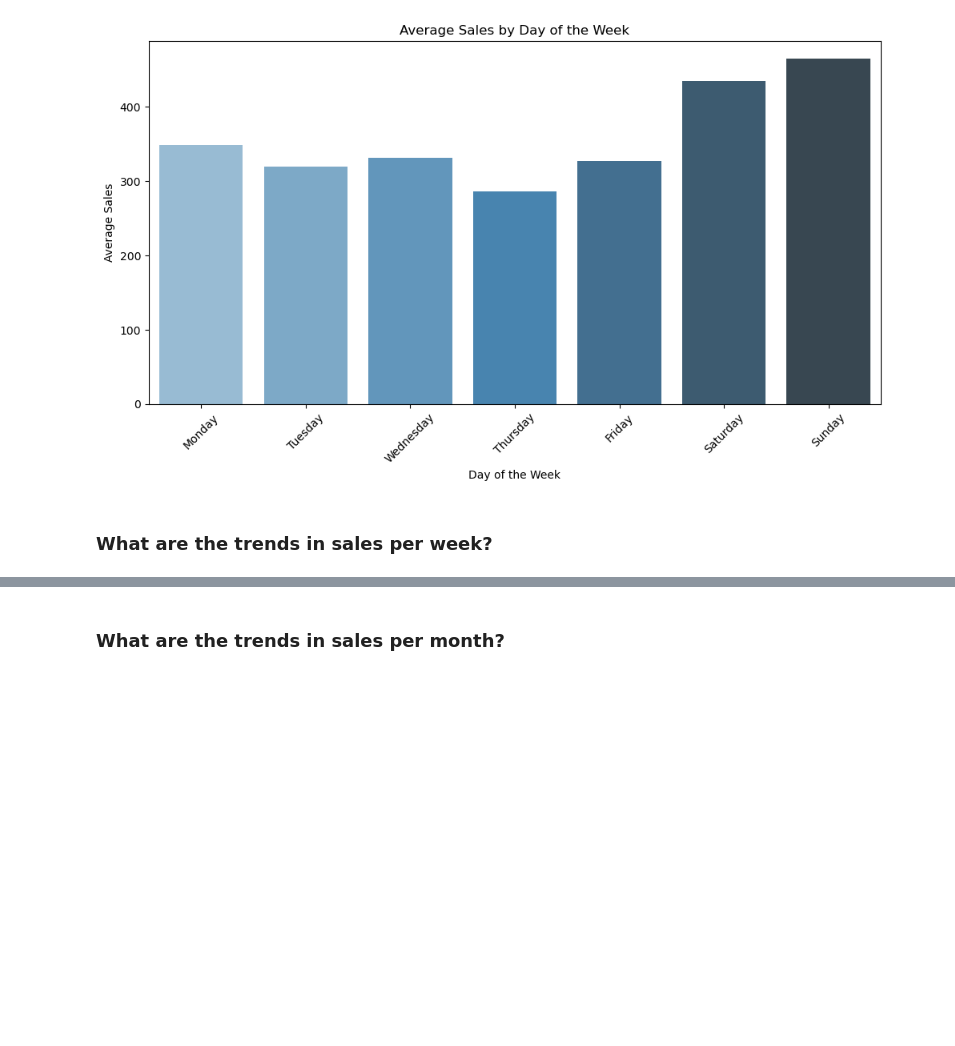
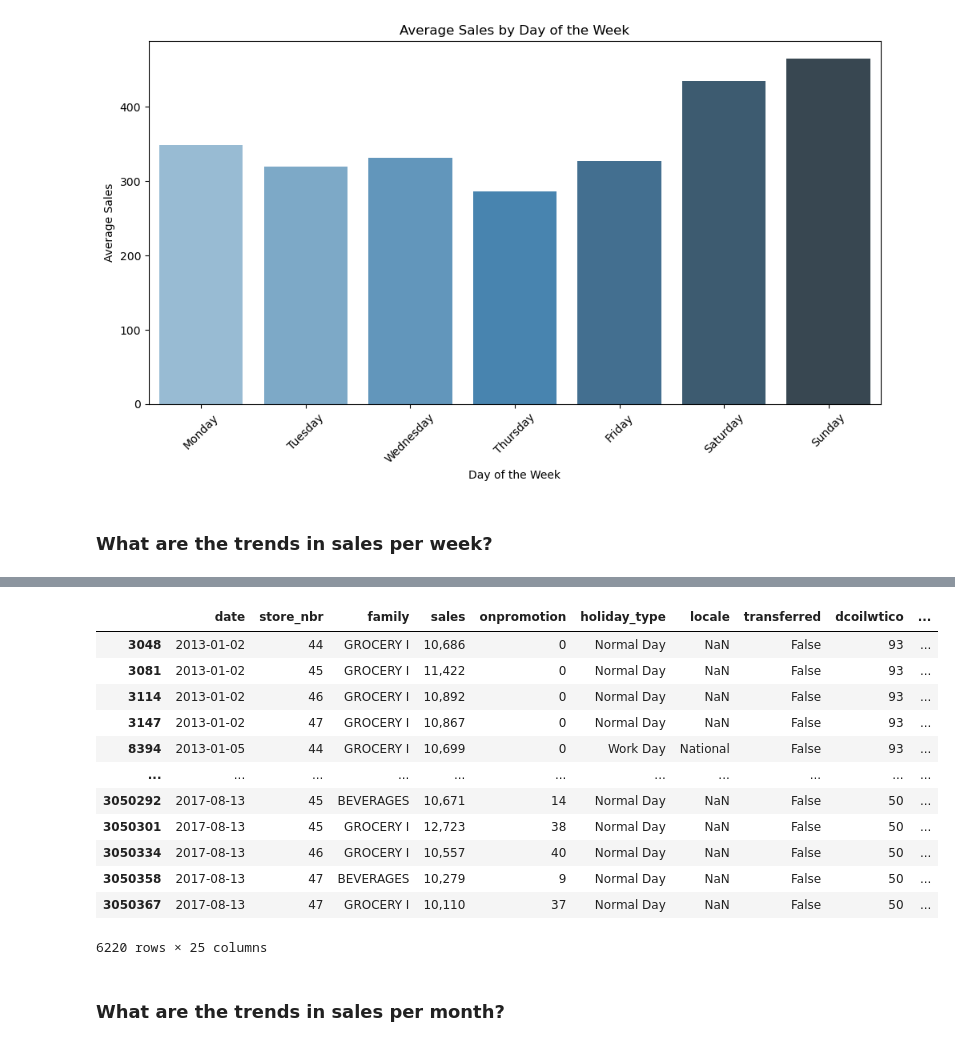
Before and after one commit to Seif-Eldin-Omar/sales-forecasting-optimization, a Jupyter notebook: notebooks/visualization_demo.ipynb, the cells around one changed output, grey strips where cells are left out. Drawn from its saved outputs; the diff is of its cells as text; code cells hidden in the pictures; blank space fills up the shorter version.

```diff
--- a/notebooks/visualization_demo.ipynb
+++ b/notebooks/visualization_demo.ipynb
@@ -157,3 +156,20 @@ plt.show()
+# %%
+zero_sales_weeks = df[df['sales'] > 10000]
+zero_sales_weeks
+# %% [output]
+|  | date | store_nbr | family | sales | onpromotion | holiday_type | locale | transferred | dcoilwtico | ... |
+| 3048 | 2013-01-02 | 44 | GROCERY I | 10,686 | 0 | Normal Day | NaN | False | 93 | ... |
+| 3081 | 2013-01-02 | 45 | GROCERY I | 11,422 | 0 | Normal Day | NaN | False | 93 | ... |
+| 3114 | 2013-01-02 | 46 | GROCERY I | 10,892 | 0 | Normal Day | NaN | False | 93 | ... |
+| 3147 | 2013-01-02 | 47 | GROCERY I | 10,867 | 0 | Normal Day | NaN | False | 93 | ... |
+| 8394 | 2013-01-05 | 44 | GROCERY I | 10,699 | 0 | Work Day | National | False | 93 | ... |
+| ... | ... | ... | ... | ... | ... | ... | ... | ... | ... | ... |
+| 3050292 | 2017-08-13 | 45 | BEVERAGES | 10,671 | 14 | Normal Day | NaN | False | 50 | ... |
+| 3050301 | 2017-08-13 | 45 | GROCERY I | 12,723 | 38 | Normal Day | NaN | False | 50 | ... |
+| 3050334 | 2017-08-13 | 46 | GROCERY I | 10,557 | 40 | Normal Day | NaN | False | 50 | ... |
+| 3050358 | 2017-08-13 | 47 | BEVERAGES | 10,279 | 9 | Normal Day | NaN | False | 50 | ... |
+| 3050367 | 2017-08-13 | 47 | GROCERY I | 10,110 | 37 | Normal Day | NaN | False | 50 | ... |
+6220 rows × 25 columns
 # %% [markdown]
 ### What are the trends in sales per month?
 # %%
```
Also changed, not shown: parts of 1 cell of this notebook.
